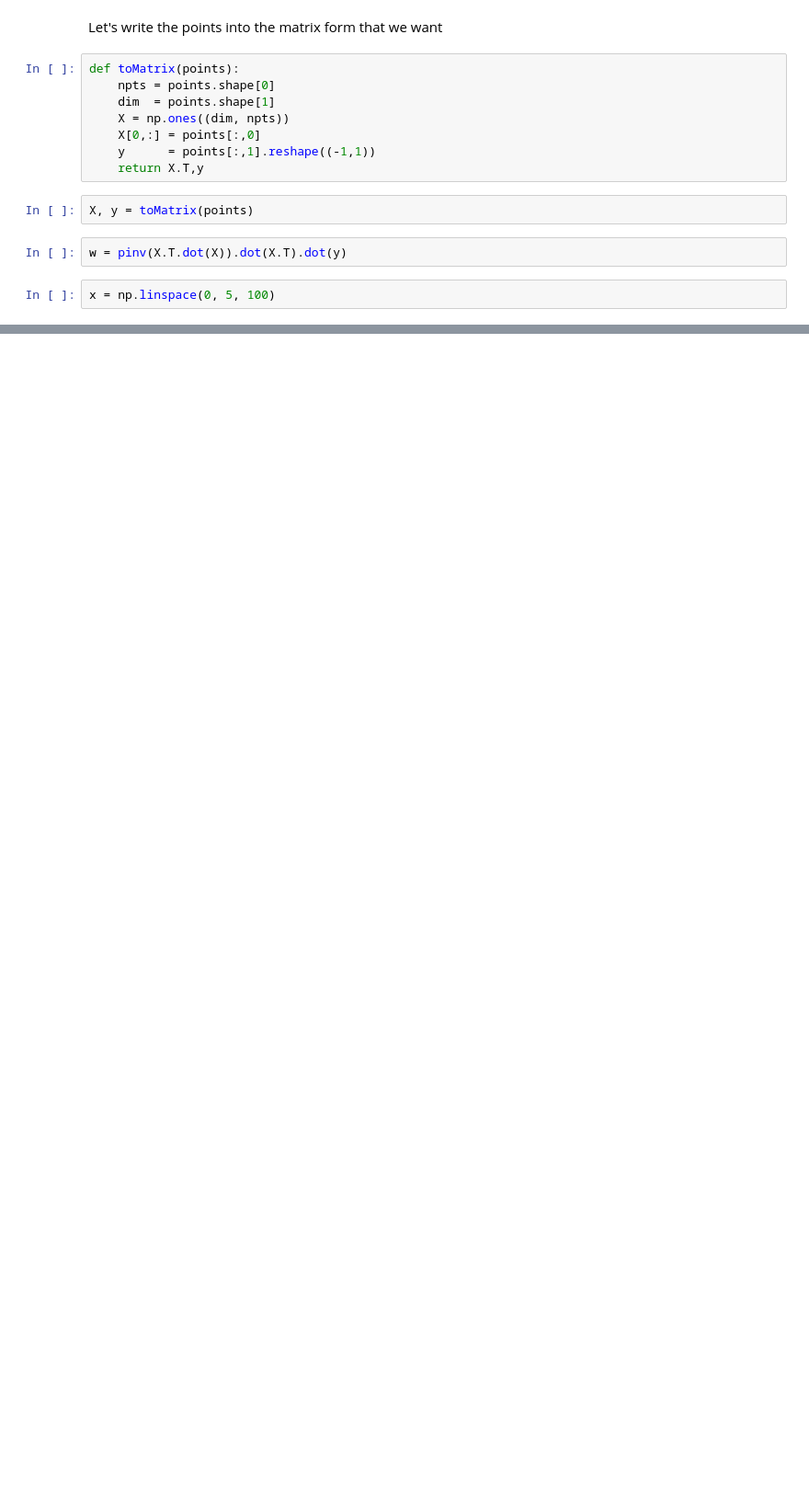
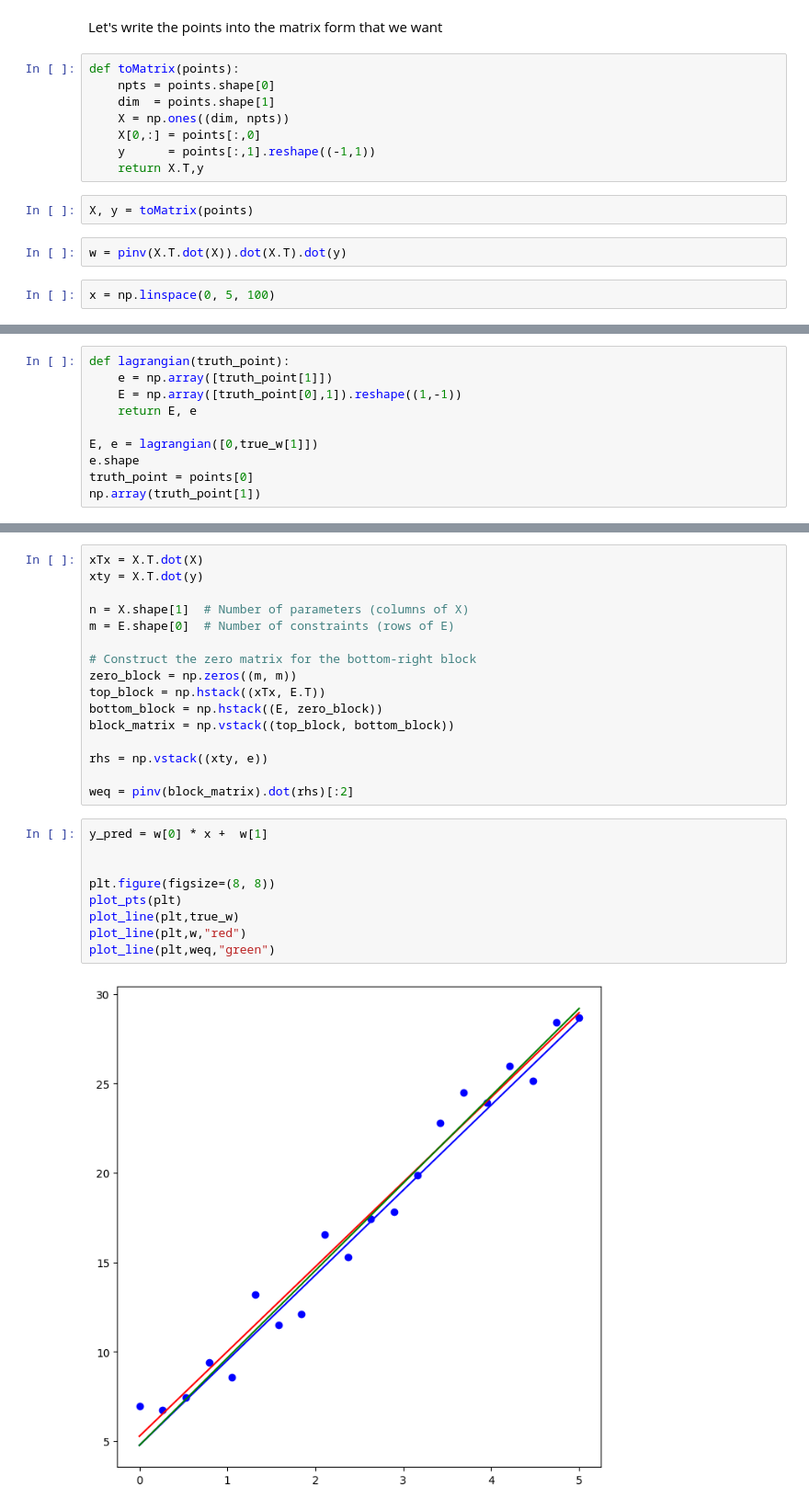
Before and after one commit to ediadvancedrobotics/lecturecode, a Jupyter notebook: lecture1.ipynb, the cells around one changed output, grey strips where cells are left out. Shown: that part at 92% size. Saved outputs shown, nothing was run; the diff lists cells and outputs as text; blank space fills up the shorter version.

Commit message:
lagrangian least square

```diff
--- a/lecture1.ipynb
+++ b/lecture1.ipynb
@@ -74,0 +84,10 @@ plot_line(plt,w,"red")
+# %%
+def lagrangian(truth_point):
+    e = np.array([truth_point[1]])
+    E = np.array([truth_point[0],1]).reshape((1,-1))
+    return E, e
+
+E, e = lagrangian([0,true_w[1]])
+e.shape
+truth_point = points[0]
+np.array(truth_point[1])
@@ -74,0 +112,27 @@ plot_line(plt,w,"red")
+# %%
+xTx = X.T.dot(X)
+xty = X.T.dot(y)
+
+n = X.shape[1]  # Number of parameters (columns of X)
+m = E.shape[0]  # Number of constraints (rows of E)
+
+# Construct the zero matrix for the bottom-right block
+zero_block = np.zeros((m, m))
+top_block = np.hstack((xTx, E.T))
+bottom_block = np.hstack((E, zero_block))
+block_matrix = np.vstack((top_block, bottom_block))
+
+rhs = np.vstack((xty, e))
+
+weq = pinv(block_matrix).dot(rhs)[:2]
+# %%
+y_pred = w[0] * x +  w[1]
+
+
+plt.figure(figsize=(8, 8))
+plot_pts(plt)
+plot_line(plt,true_w)
+plot_line(plt,w,"red")
+plot_line(plt,weq,"green")
+# %% [output]
+[figure, added]
```
Also changed, not shown: parts of 6 cells of this notebook.
